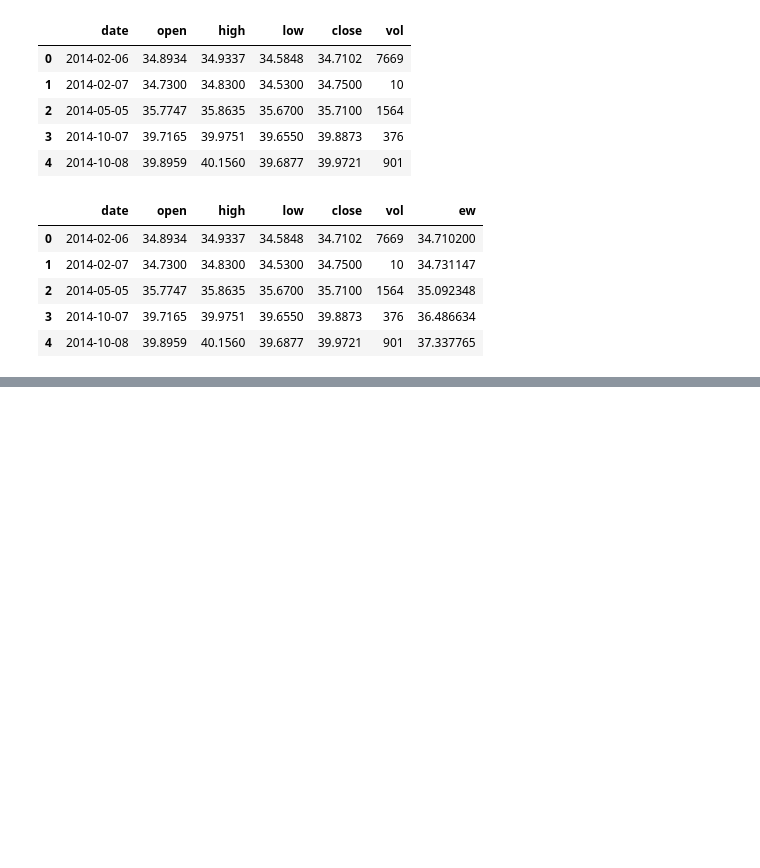
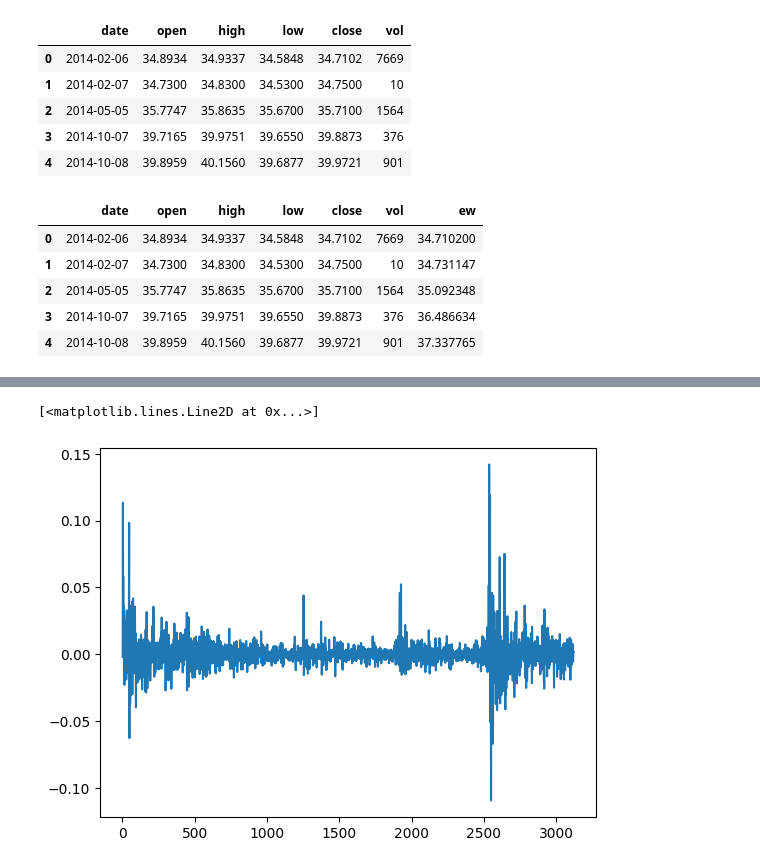
Before and after one commit to SoulDancer27/financial_tools, a Jupyter notebook: currency/plot.ipynb, the cells around one changed output, grey strips where cells are left out. Cells and saved outputs as stored; diff of their text form; code cells hidden in the pictures; blank space fills up the shorter version.

```diff
--- a/currency/plot.ipynb
+++ b/currency/plot.ipynb
@@ -35,0 +59,8 @@ fig.show()
+# %%
+data["ohlc4"] = (data.close + data.open + data.high + data.low ) / 4
+data["ohlc_pct"] = data["ohlc4"].pct_change()
+# %%
+plt.plot(data.ohlc_pct)
+# %% [output]
+[<matplotlib.lines.Line2D at 0x...>]
+[figure, added]
```
Also changed, not shown: parts of 24 cells of this notebook, 1 other file.
